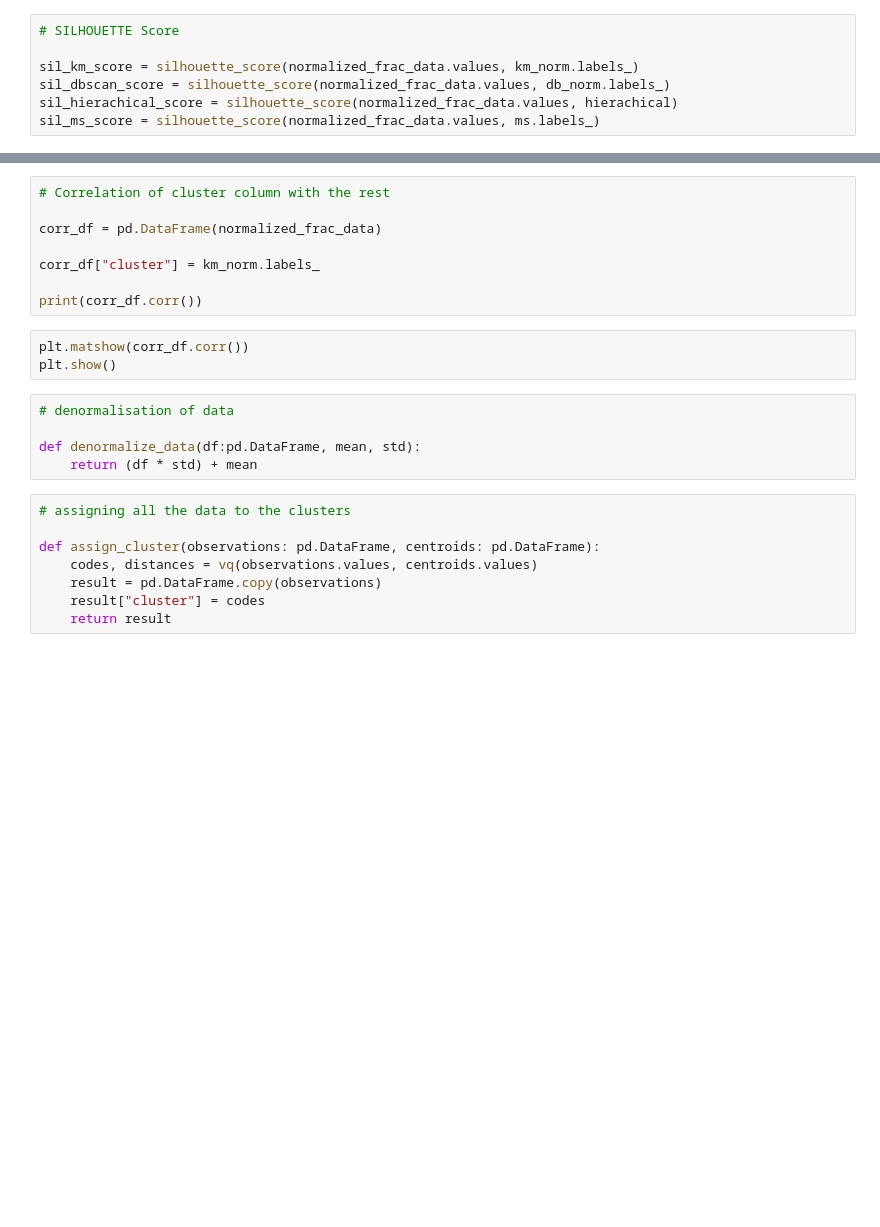
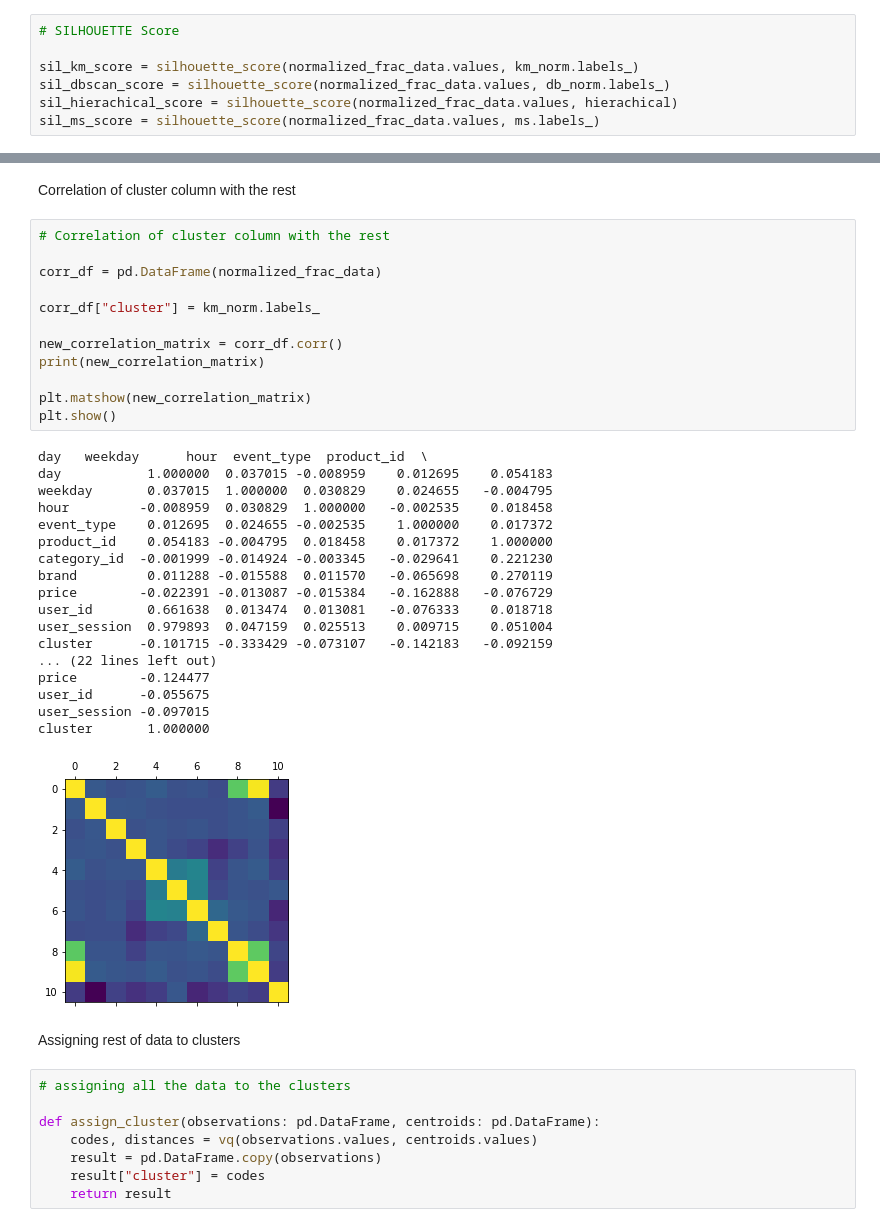
Before and after one commit to strahinja16/ml-clustering, a Jupyter notebook: main.ipynb, the cells around one changed output, grey strips where cells are left out. Saved outputs shown, nothing was run; the diff lists cells and outputs as text; blank space fills up the shorter version.

```diff
--- a/main.ipynb
+++ b/main.ipynb
@@ -115,19 +224,38 @@ print(f'DBSCAN       | {sil_dbscan_score}')
+# %% [markdown]
+Correlation of cluster column with the rest
 # %%
 # Correlation of cluster column with the rest
 
 corr_df = pd.DataFrame(normalized_frac_data)
 
 corr_df["cluster"] = km_norm.labels_
 
-print(corr_df.corr())
+new_correlation_matrix = corr_df.corr()
+print(new_correlation_matrix)
+
+plt.matshow(new_correlation_matrix)
+plt.show()
+# %% [output]
+day   weekday      hour  event_type  product_id  \
+day           1.000000  0.037015 -0.008959    0.012695    0.054183
+weekday       0.037015  1.000000  0.030829    0.024655   -0.004795
+hour         -0.008959  0.030829  1.000000   -0.002535    0.018458
+event_type    0.012695  0.024655 -0.002535    1.000000    0.017372
+product_id    0.054183 -0.004795  0.018458    0.017372    1.000000
+category_id  -0.001999 -0.014924 -0.003345   -0.029641    0.221230
+brand         0.011288 -0.015588  0.011570   -0.065698    0.270119
+price        -0.022391 -0.013087 -0.015384   -0.162888   -0.076729
+user_id       0.661638  0.013474  0.013081   -0.076333    0.018718
+user_session  0.979893  0.047159  0.025513    0.009715    0.051004
+cluster      -0.101715 -0.333429 -0.073107   -0.142183   -0.092159
+... (22 lines left out)
+price        -0.124477
+user_id      -0.055675
+user_session -0.097015
+cluster       1.000000
+[figure, added]
-# %%
-plt.matshow(corr_df.corr())
-plt.show()
-# %%
-# denormalisation of data
-
-def denormalize_data(df:pd.DataFrame, mean, std):
-    return (df * std) + mean
+# %% [markdown]
+Assigning rest of data to clusters
 # %%
 # assigning all the data to the clusters
 
```
Also changed, not shown: parts of 31 cells of this notebook, 1 other file.
